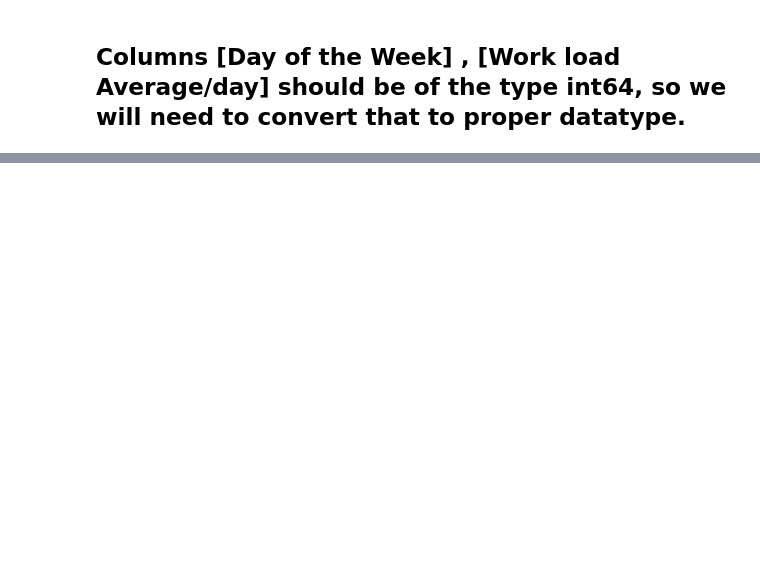
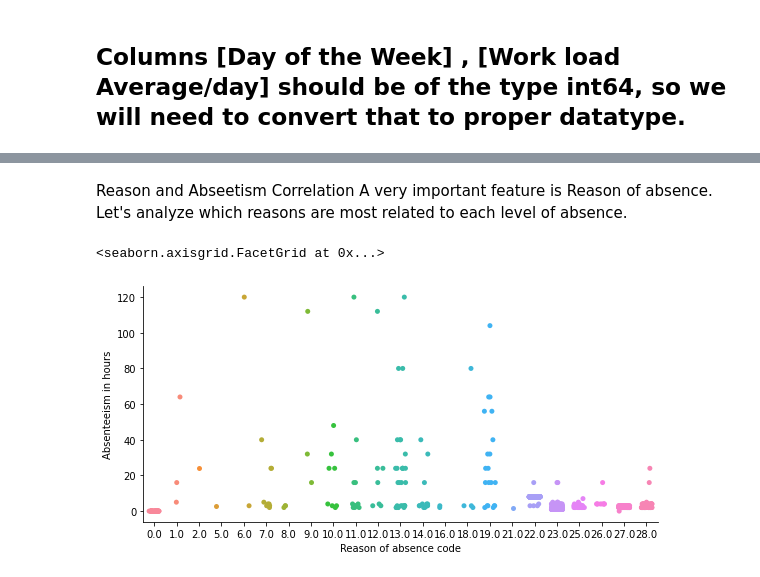
Before and after one commit to DHRUV6029/CMPE-255_NPDP, a Jupyter notebook: CMPE_255_NPDP.ipynb, the cells around one changed output, grey strips where cells are left out. Drawn from its saved outputs; the diff is of its cells as text; code cells hidden in the pictures; blank space fills up the shorter version.

```diff
--- a/CMPE_255_NPDP.ipynb
+++ b/CMPE_255_NPDP.ipynb
@@ -1901,0 +1950,14 @@ pd.DataFrame({'count':counts , 'percentage' : percent})
+# %% [markdown]
+Reason and Abseetism Correlation
+A very important feature is Reason of absence. Let's analyze which reasons are most related to each level of absence.
+# %%
+# Plot of Absenteeism time in hours with Reason for absence.
+sns.catplot(x = 'Reason for absence', y = 'Absenteeism time in hours',
+            data = absent_data_explore,
+            height = 4,
+            aspect = 2,
+            jitter = '0.25',
+            ).set_axis_labels("Reason of absence code", 'Absenteeism in hours')
+# %% [output]
+<seaborn.axisgrid.FacetGrid at 0x...>
+[figure, added]
```
Also changed, not shown: parts of 99 cells of this notebook, 2 other files.
